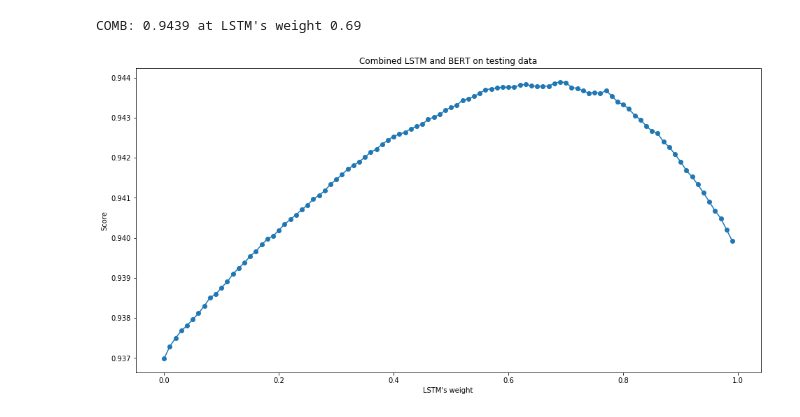
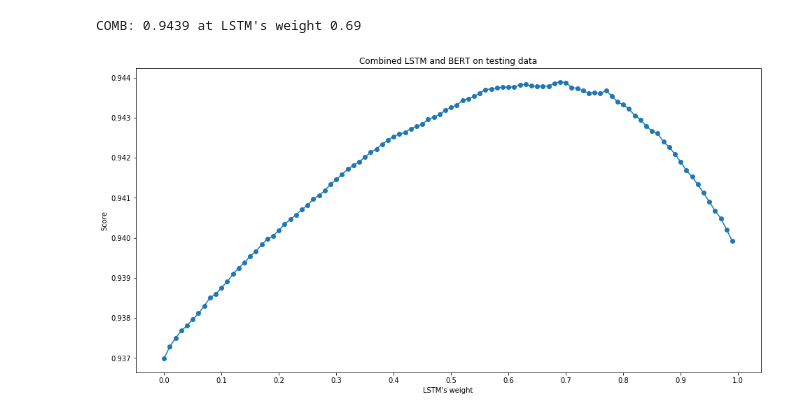
Before and after one commit to jayjunjieyu/Toxic_Comments, a Jupyter notebook: 02_Ensemble.ipynb, the cells around one changed output. Cells and saved outputs as stored; diff of their text form; code cells hidden in the pictures.

```diff
--- a/02_Ensemble.ipynb
+++ b/02_Ensemble.ipynb
@@ -124,12 +124,13 @@ COMB: 0.9439 at LSTM's weight 0.69
 # %%
 import matplotlib.pyplot as plt
 %matplotlib inline
 
 fig = plt.figure(figsize=(16, 8))
 plt.plot(weights, scores, '-o')
 plt.xlabel("LSTM's weight")
 plt.ylabel("Score")
 plt.title("Combined LSTM and BERT on testing data")
+plt.xticks(np.arange(0, 1.1, step=0.1))
 plt.show()
 # %% [output]
-[figure, old version]
+[figure, new version]
```
